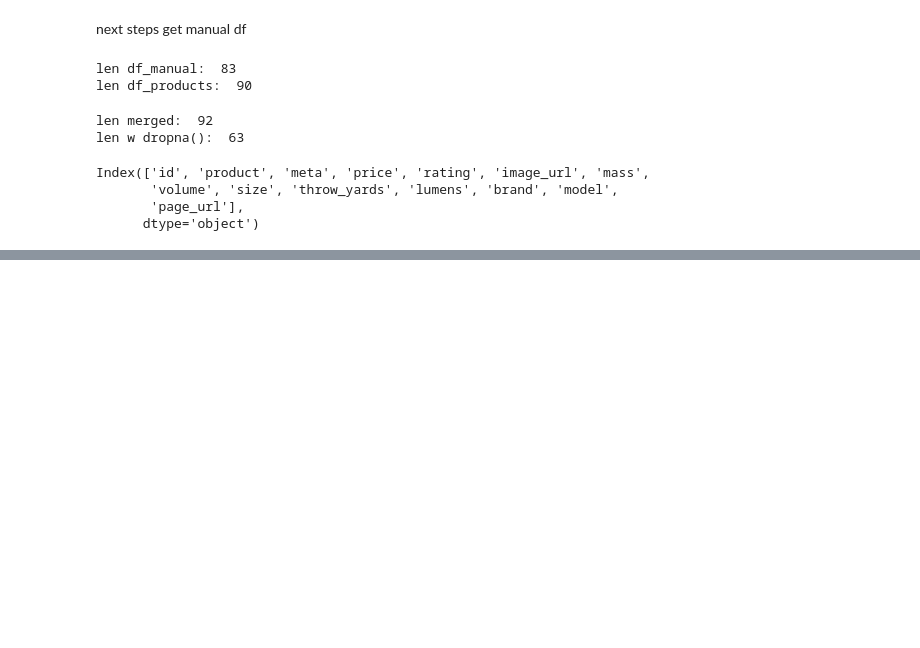
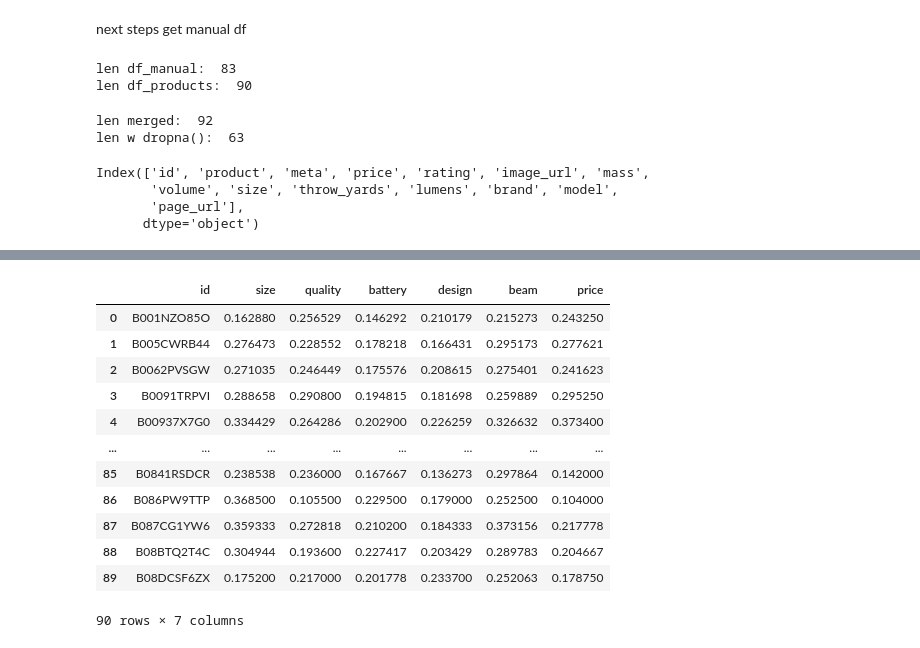
Before and after one commit to Guide-Analytics/absa, a Jupyter notebook: kush_code/J2/02-csv.ipynb, the cells around one changed output, grey strips where cells are left out. Drawn from its saved outputs; the diff is of its cells as text; code cells hidden in the pictures; blank space fills up the shorter version.

```diff
--- a/kush_code/J2/02-csv.ipynb
+++ b/kush_code/J2/02-csv.ipynb
@@ -193,0 +225,25 @@ df_final = df_final[['id',
+# %%
+sent_df = pd.read_csv('some_sentiment.csv')
+sent_df = sent_df.drop('Unnamed: 0', axis=1)
+sent_df = sent_df.rename(columns={'product':'id',
+                                 'size':'size_sentiment',
+                                 'quality':'quality_sentiment',
+                                 'battery':'battery_sentiment',
+                                 'design':'design_sentiment',
+                                 'beam':'beam_sentiment',
+                                 'price':'price'})
+sent_df
+# %% [output]
+|  | id | size | quality | battery | design | beam | price |
+| 0 | B001NZO85O | 0.162880 | 0.256529 | 0.146292 | 0.210179 | 0.215273 | 0.243250 |
+| 1 | B005CWRB44 | 0.276473 | 0.228552 | 0.178218 | 0.166431 | 0.295173 | 0.277621 |
+| 2 | B0062PVSGW | 0.271035 | 0.246449 | 0.175576 | 0.208615 | 0.275401 | 0.241623 |
+| 3 | B0091TRPVI | 0.288658 | 0.290800 | 0.194815 | 0.181698 | 0.259889 | 0.295250 |
+| 4 | B00937X7G0 | 0.334429 | 0.264286 | 0.202900 | 0.226259 | 0.326632 | 0.373400 |
+| ... | ... | ... | ... | ... | ... | ... | ... |
+| 85 | B0841RSDCR | 0.238538 | 0.236000 | 0.167667 | 0.136273 | 0.297864 | 0.142000 |
+| 86 | B086PW9TTP | 0.368500 | 0.105500 | 0.229500 | 0.179000 | 0.252500 | 0.104000 |
+| 87 | B087CG1YW6 | 0.359333 | 0.272818 | 0.210200 | 0.184333 | 0.373156 | 0.217778 |
+| 88 | B08BTQ2T4C | 0.304944 | 0.193600 | 0.227417 | 0.203429 | 0.289783 | 0.204667 |
+| 89 | B08DCSF6ZX | 0.175200 | 0.217000 | 0.201778 | 0.233700 | 0.252063 | 0.178750 |
+90 rows × 7 columns
```
Also changed, not shown: parts of 9 cells of this notebook, 3 other files.
